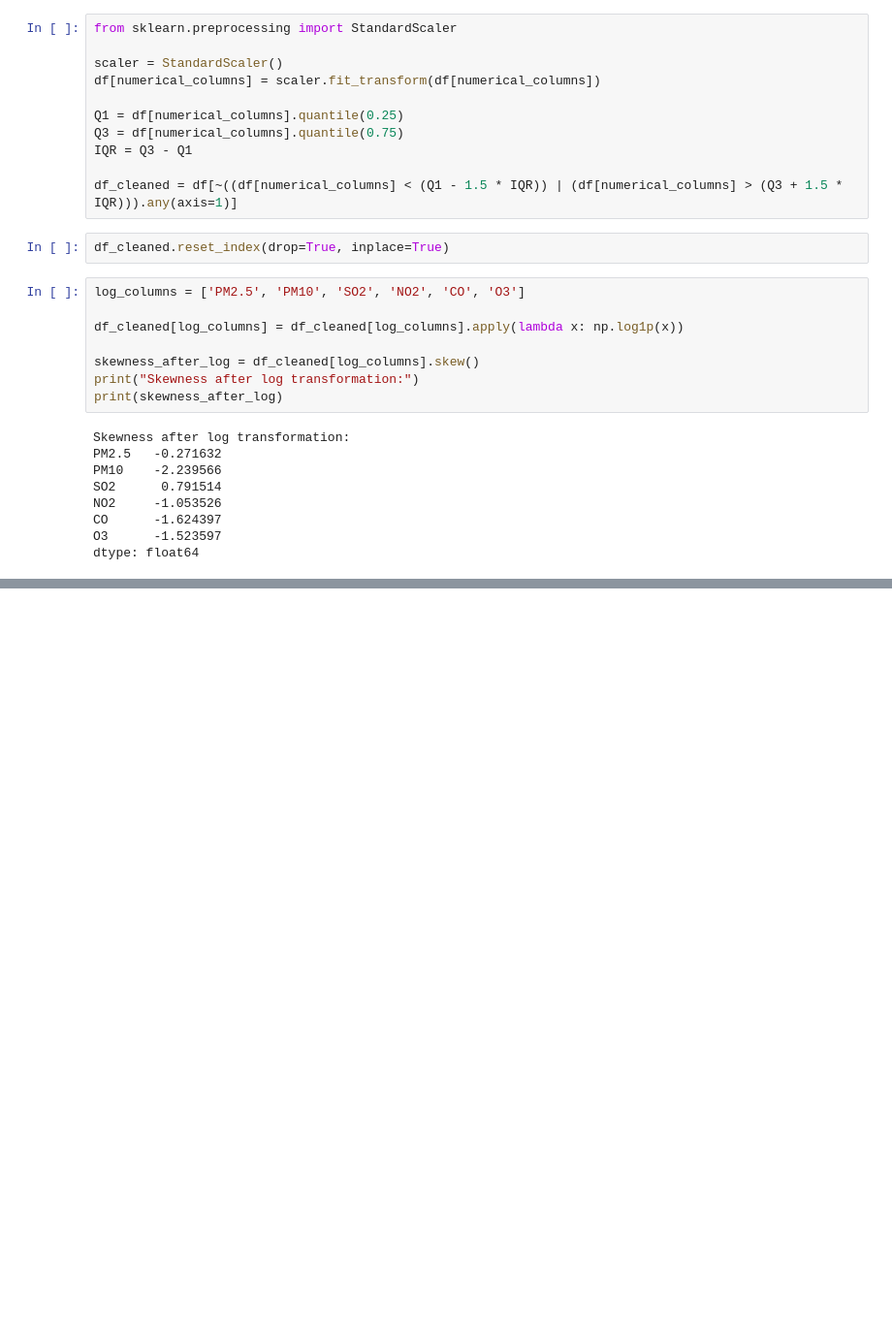
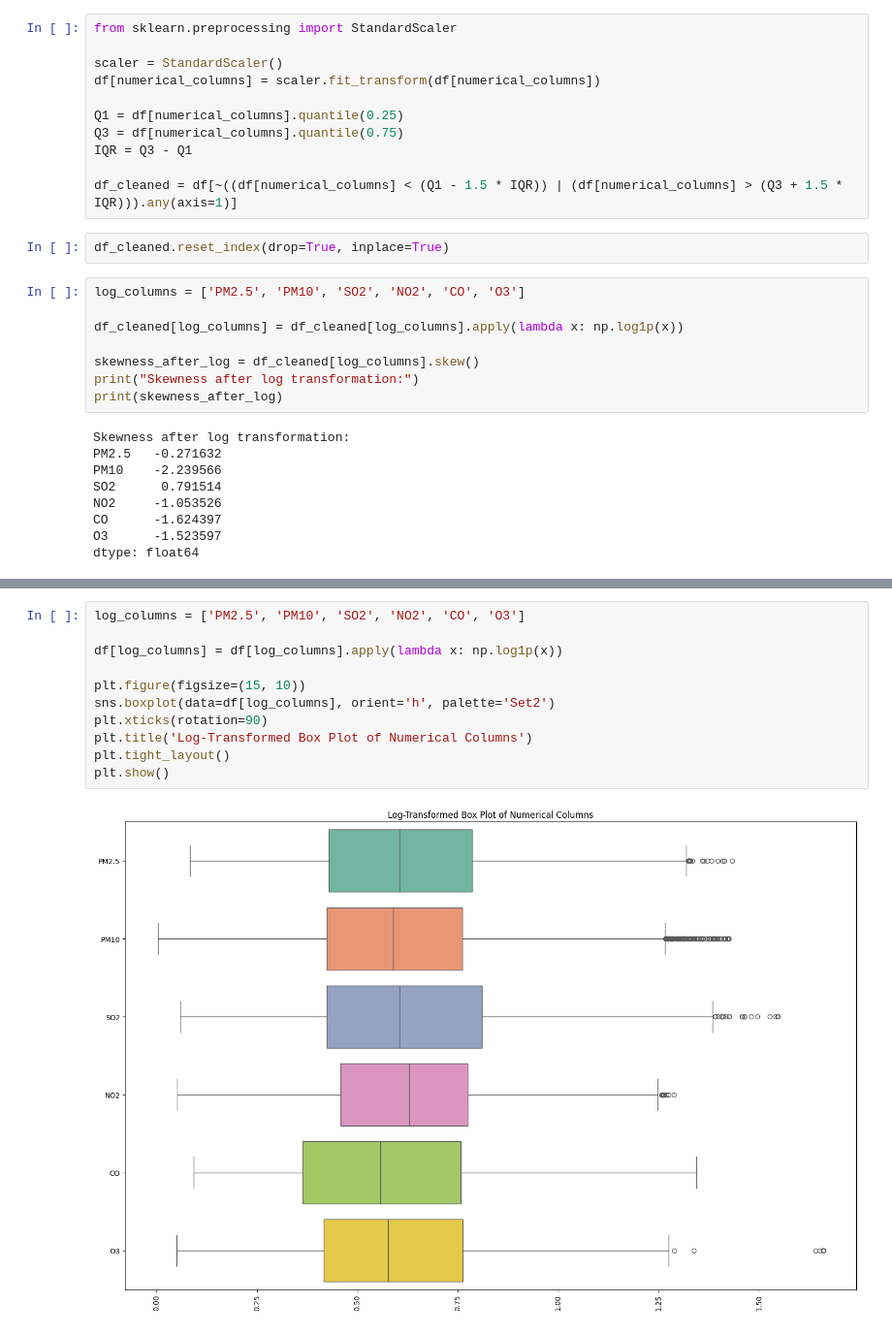
Before and after one commit to crogers-cardiffmet/Data-Analysis, a Jupyter notebook: PRAC1.ipynb, the cells around one changed output, grey strips where cells are left out. Shown at 97% size. Saved outputs shown, nothing was run; the diff lists cells and outputs as text; blank space fills up the shorter version.

```diff
--- a/PRAC1.ipynb
+++ b/PRAC1.ipynb
@@ -396,0 +444,13 @@ dtype: float64
+# %%
+log_columns = ['PM2.5', 'PM10', 'SO2', 'NO2', 'CO', 'O3']
+
+df[log_columns] = df[log_columns].apply(lambda x: np.log1p(x))
+
+plt.figure(figsize=(15, 10))
+sns.boxplot(data=df[log_columns], orient='h', palette='Set2')
+plt.xticks(rotation=90)
+plt.title('Log-Transformed Box Plot of Numerical Columns')
+plt.tight_layout()
+plt.show()
+# %% [output]
+[figure, added]
```
Also changed, not shown: parts of 18 cells of this notebook.
